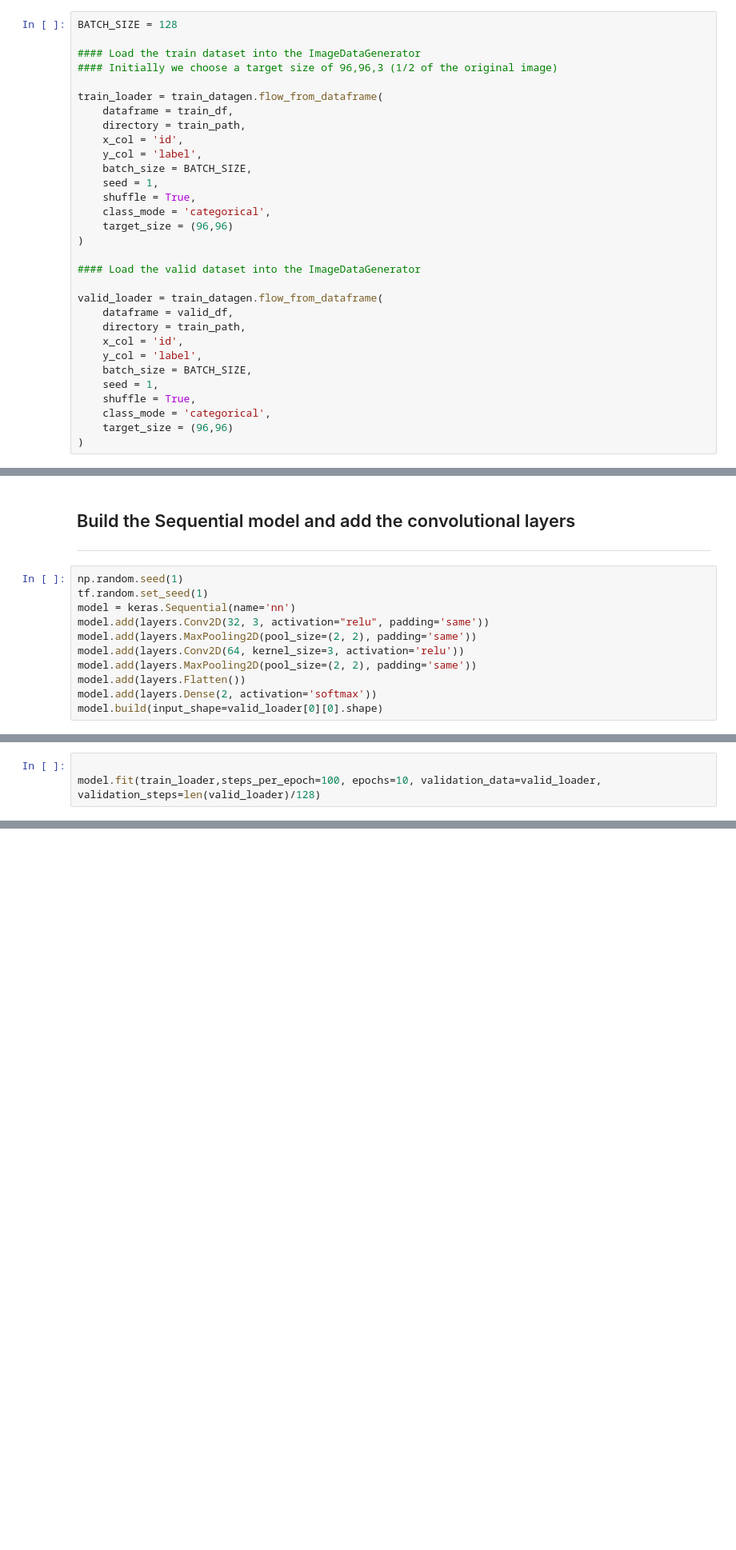
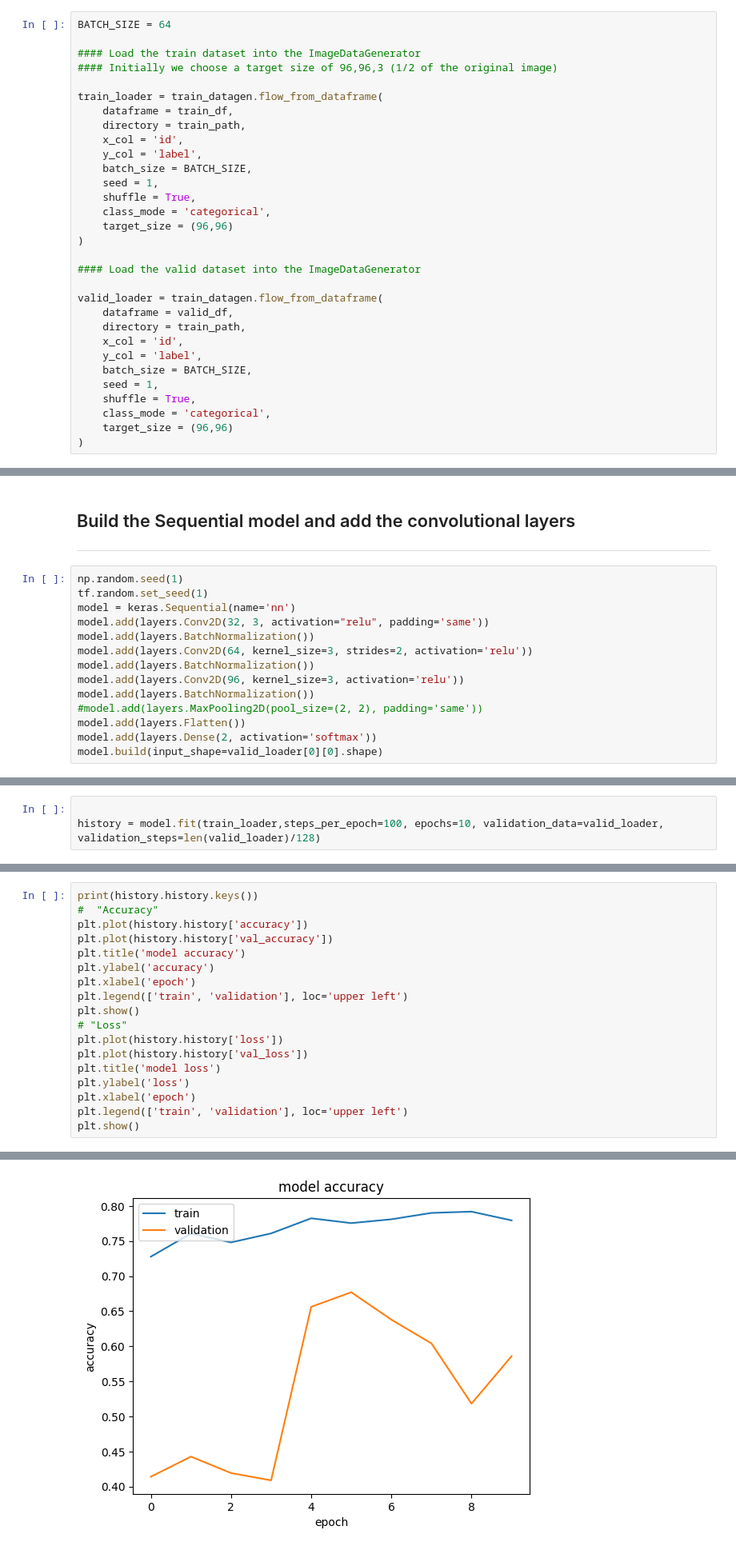
Before and after one commit to azullah/DTSA5511_Week3_kaggle, a Jupyter notebook: Histopathologic_Cancer_Detection_Week3.ipynb, the cells around one changed output, grey strips where cells are left out. Shown at 80% size. Saved outputs shown, nothing was run; the diff lists cells and outputs as text; blank space fills up the shorter version.

```diff
--- a/Histopathologic_Cancer_Detection_Week3.ipynb
+++ b/Histopathologic_Cancer_Detection_Week3.ipynb
@@ -141,7 +147,7 @@ train_df.head()
 train_datagen = ImageDataGenerator(rescale=1/255)
 validation_datagen = ImageDataGenerator(rescale=1/255)
 # %%
-BATCH_SIZE = 128
+BATCH_SIZE = 64
 
 #### Load the train dataset into the ImageDataGenerator
 #### Initially we choose a target size of 96,96,3 (1/2 of the original image)
@@ -192,9 +198,12 @@ np.random.seed(1)
 tf.random.set_seed(1)
 model = keras.Sequential(name='nn')
 model.add(layers.Conv2D(32, 3, activation="relu", padding='same'))
-model.add(layers.MaxPooling2D(pool_size=(2, 2), padding='same'))
-model.add(layers.Conv2D(64, kernel_size=3, activation='relu'))
-model.add(layers.MaxPooling2D(pool_size=(2, 2), padding='same'))
+model.add(layers.BatchNormalization())
+model.add(layers.Conv2D(64, kernel_size=3, strides=2, activation='relu'))
+model.add(layers.BatchNormalization())
+model.add(layers.Conv2D(96, kernel_size=3, activation='relu'))
+model.add(layers.BatchNormalization())
+#model.add(layers.MaxPooling2D(pool_size=(2, 2), padding='same'))
 model.add(layers.Flatten())
 model.add(layers.Dense(2, activation='softmax'))
 model.build(input_shape=valid_loader[0][0].shape)
@@ -221,6 +230,6 @@ Non-trainable params: 0 (0.00 Byte)
 _________________________________________________________________
 # %%
 
-model.fit(train_loader,steps_per_epoch=100, epochs=10, validation_data=valid_loader, validation_steps=len(valid_loader)/128)
+history = model.fit(train_loader,steps_per_epoch=100, epochs=10, validation_data=valid_loader, validation_steps=len(valid_loader)/128)
 # %% [output]
 Epoch 1/10
@@ -246,0 +284,19 @@ Epoch 10/10
+# %%
+print(history.history.keys())
+#  "Accuracy"
+plt.plot(history.history['accuracy'])
+plt.plot(history.history['val_accuracy'])
+plt.title('model accuracy')
+plt.ylabel('accuracy')
+plt.xlabel('epoch')
+plt.legend(['train', 'validation'], loc='upper left')
+plt.show()
+# "Loss"
+plt.plot(history.history['loss'])
+plt.plot(history.history['val_loss'])
+plt.title('model loss')
+plt.ylabel('loss')
+plt.xlabel('epoch')
+plt.legend(['train', 'validation'], loc='upper left')
+plt.show()
+# %% [output]
@@ -246,0 +304 @@ Epoch 10/10
+[figure, added]
```
Also changed, not shown: parts of 20 cells of this notebook.
